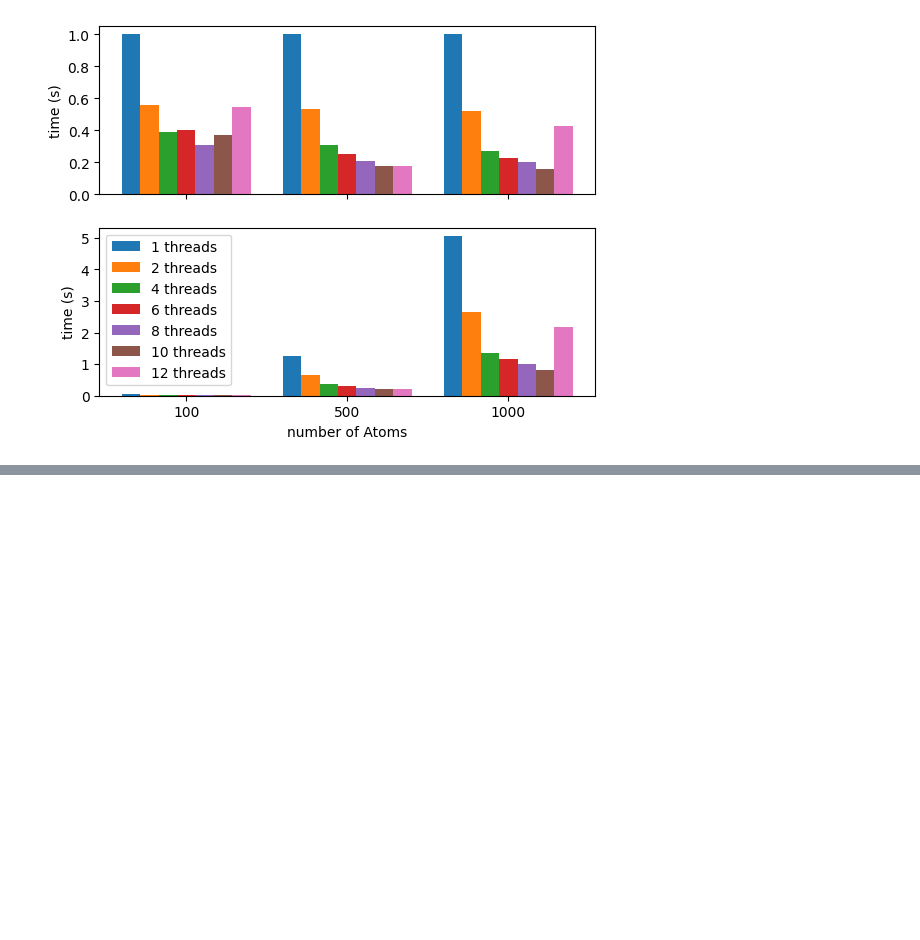
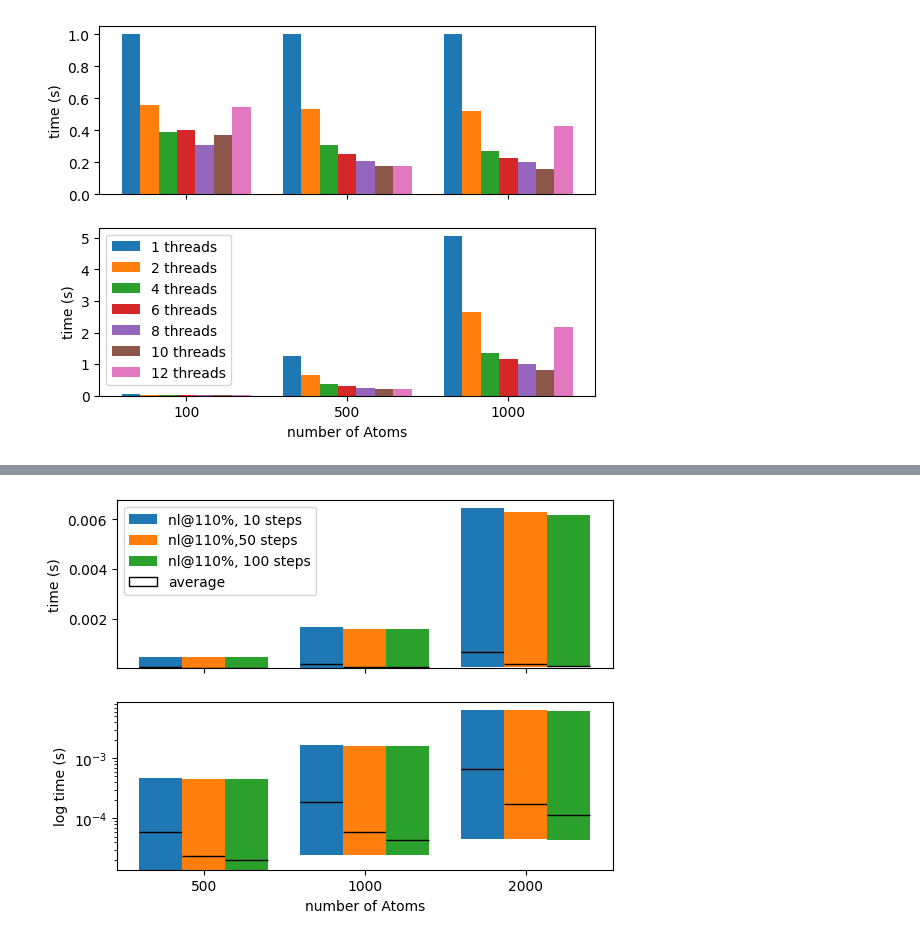
Before and after one commit to Iximiel/plumed-school-benchmark, a Jupyter notebook: Tutorial.ipynb, the cells around one changed output, grey strips where cells are left out. Saved outputs shown, nothing was run; the diff lists cells and outputs as text; code cells hidden in the pictures; blank space fills up the shorter version.

```diff
--- a/Tutorial.ipynb
+++ b/Tutorial.ipynb
@@ -225,0 +272,50 @@ Text(0, 0.5, 'time/(time no NL)')
+# %%
+t=[]
+t.append(convert_to_table(benchmarks100,
+                 kernel="this",
+                 inputlist="plumedNL110_shortstride.dat",
+                 rows_to_extract=[plmdbppconst.CALCULATE]))
+t.append(convert_to_table(benchmarks100,
+                 kernel="this",
+                 inputlist="plumedNL110_mediumstride.dat",
+                 rows_to_extract=[plmdbppconst.CALCULATE]))
+t.append(convert_to_table(benchmarks100,
+                 kernel="this",
+                 inputlist="plumedNL110.dat",
+                 rows_to_extract=[plmdbppconst.CALCULATE]))
+fig,axes =plt.subplots(2,1,sharex=True)
+
+ncols = 3
+x = [500,1000,2000]
+x_coord=np.arange(len(x))
+width = 0.8/ncols
+Labels=["nl@110%, 10 steps", "nl@110%,50 steps", "nl@110%, 100 steps"]
+for ax in axes:
+    ax.set_xticks(x_coord + width * 0.5 * (ncols - 1), x)
+    for multiplier, df in enumerate(t):
+        offset = width * multiplier
+
+        toplot = simPerThread[nt][:,1]
+        ax.bar(
+                x_coord + offset,
+                df[plmdbppconst.CALCULATE].Maximum.values-df[plmdbppconst.CALCULATE].Minimum.values,
+                width,
+                bottom=df[plmdbppconst.CALCULATE].Minimum.values,
+                color=[f"C{multiplier}"],
+                label=Labels[multiplier]
+                )
+        ax.bar(
+                x_coord + offset,
+                0,
+                width,
+                bottom=df[plmdbppconst.CALCULATE].Average.values,
+                fill=False,
+                label="average" if multiplier==2 else None
+                )
+axes[0].set_ylabel("time (s)")
+axes[1].set_ylabel("log time (s)")
+axes[1].set_xlabel("number of Atoms")
+axes[1].set_yscale("log")
+_=axes[0].legend()
+# %% [output]
+[figure, added]
```
Also changed, not shown: parts of 11 cells of this notebook, 5 other files.
